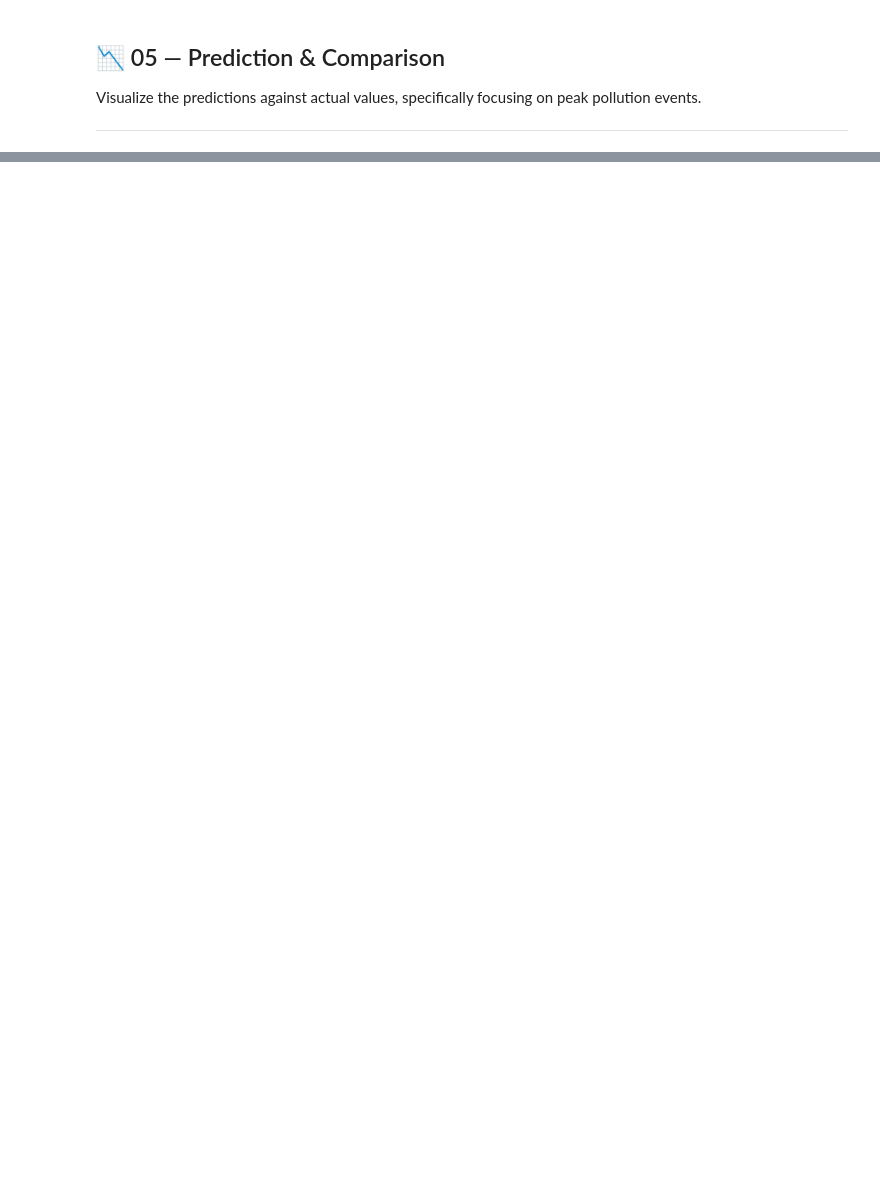
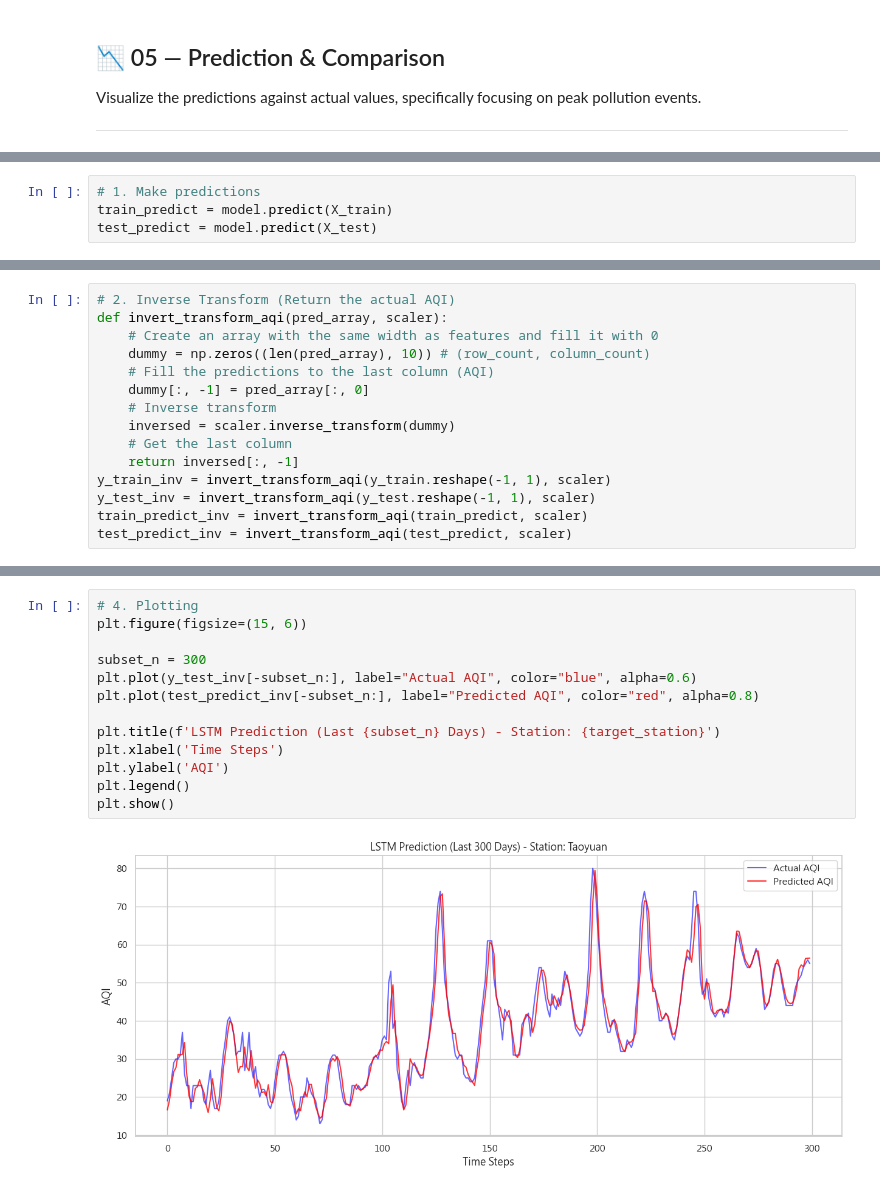
Before and after one commit to chgwyellow/air_pollution_analysis, a Jupyter notebook: notebook/10_time_series_lstm.ipynb, the cells around one changed output, grey strips where cells are left out. Saved outputs shown, nothing was run; the diff lists cells and outputs as text; blank space fills up the shorter version.

```diff
--- a/notebook/10_time_series_lstm.ipynb
+++ b/notebook/10_time_series_lstm.ipynb
@@ -230,0 +284,4 @@ Visualize the predictions against actual values, specifically focusing on peak p
+# %%
+# 1. Make predictions
+train_predict = model.predict(X_train)
+test_predict = model.predict(X_test)
@@ -230,0 +291,15 @@ Visualize the predictions against actual values, specifically focusing on peak p
+# %%
+# 2. Inverse Transform (Return the actual AQI)
+def invert_transform_aqi(pred_array, scaler):
+    # Create an array with the same width as features and fill it with 0
+    dummy = np.zeros((len(pred_array), 10)) # (row_count, column_count)
+    # Fill the predictions to the last column (AQI)
+    dummy[:, -1] = pred_array[:, 0]
+    # Inverse transform
+    inversed = scaler.inverse_transform(dummy)
+    # Get the last column
+    return inversed[:, -1]
+y_train_inv = invert_transform_aqi(y_train.reshape(-1, 1), scaler)
+y_test_inv = invert_transform_aqi(y_test.reshape(-1, 1), scaler)
+train_predict_inv = invert_transform_aqi(train_predict, scaler)
+test_predict_inv = invert_transform_aqi(test_predict, scaler)
@@ -230,0 +315,15 @@ Visualize the predictions against actual values, specifically focusing on peak p
+# %%
+# 4. Plotting
+plt.figure(figsize=(15, 6))
+
+subset_n = 300
+plt.plot(y_test_inv[-subset_n:], label="Actual AQI", color="blue", alpha=0.6)
+plt.plot(test_predict_inv[-subset_n:], label="Predicted AQI", color="red", alpha=0.8)
+
+plt.title(f'LSTM Prediction (Last {subset_n} Days) - Station: {target_station}')
+plt.xlabel('Time Steps')
+plt.ylabel('AQI')
+plt.legend()
+plt.show()
+# %% [output]
+[figure, added]
```
Also changed, not shown: parts of 6 cells of this notebook, 4 other files.
